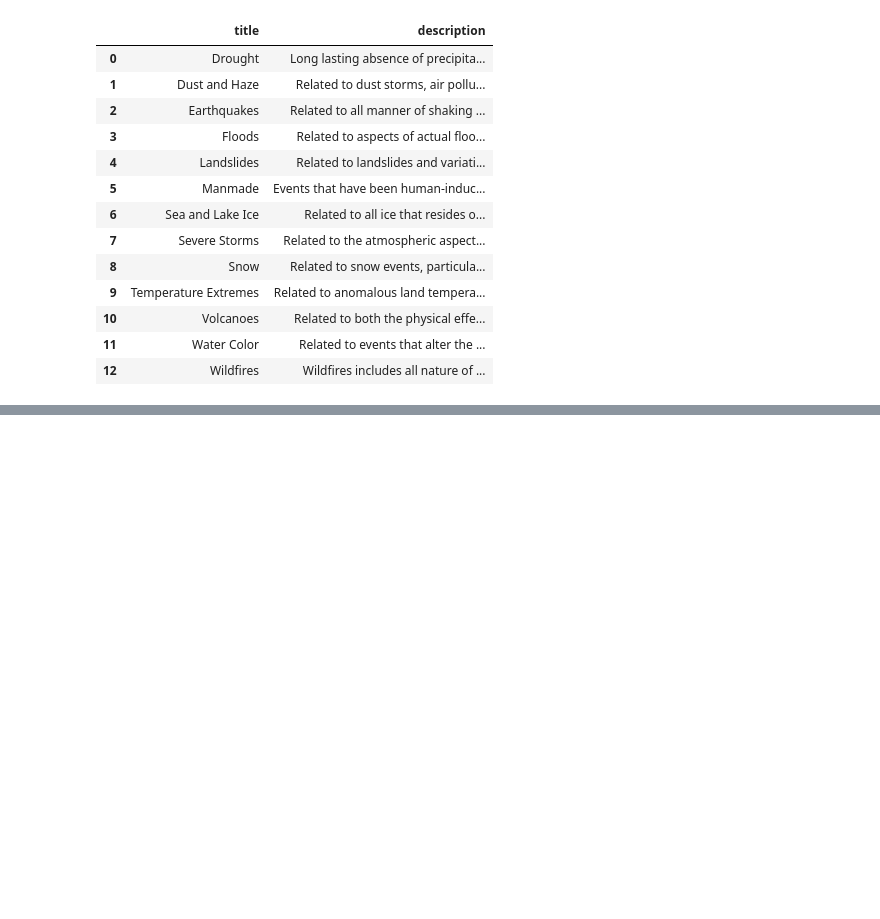
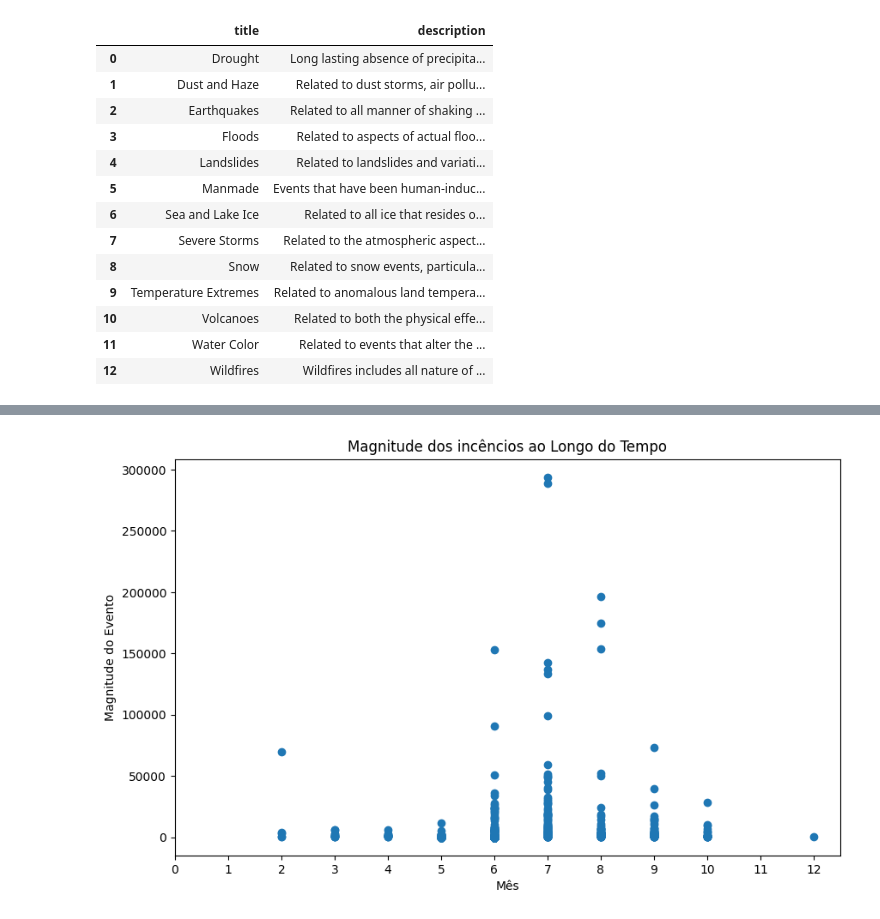
Before and after one commit to DanFeMartins/NASA--analisys, a Jupyter notebook: analises.ipynb, the cells around one changed output, grey strips where cells are left out. Saved outputs shown, nothing was run; the diff lists cells and outputs as text; code cells hidden in the pictures; blank space fills up the shorter version.

```diff
--- a/analises.ipynb
+++ b/analises.ipynb
@@ -280,0 +228,15 @@ NameError: name 'df_wildfires' is not defined
+# %%
+x = df_wildfire_tempo['data']
+y = df_wildfire_tempo['magnitude_evento']
+
+plt.figure(figsize=(10, 6))
+plt.scatter(x, y)
+
+plt.xlabel("Mês")
+plt.ylabel("Magnitude do Evento")
+plt.title("Magnitude dos incêncios ao Longo do Tempo")
+
+plt.xticks(np.arange(0, 13, step=1))
+plt.show()
+# %% [output]
+[figure, added]
```
Also changed, not shown: parts of 61 cells of this notebook.
